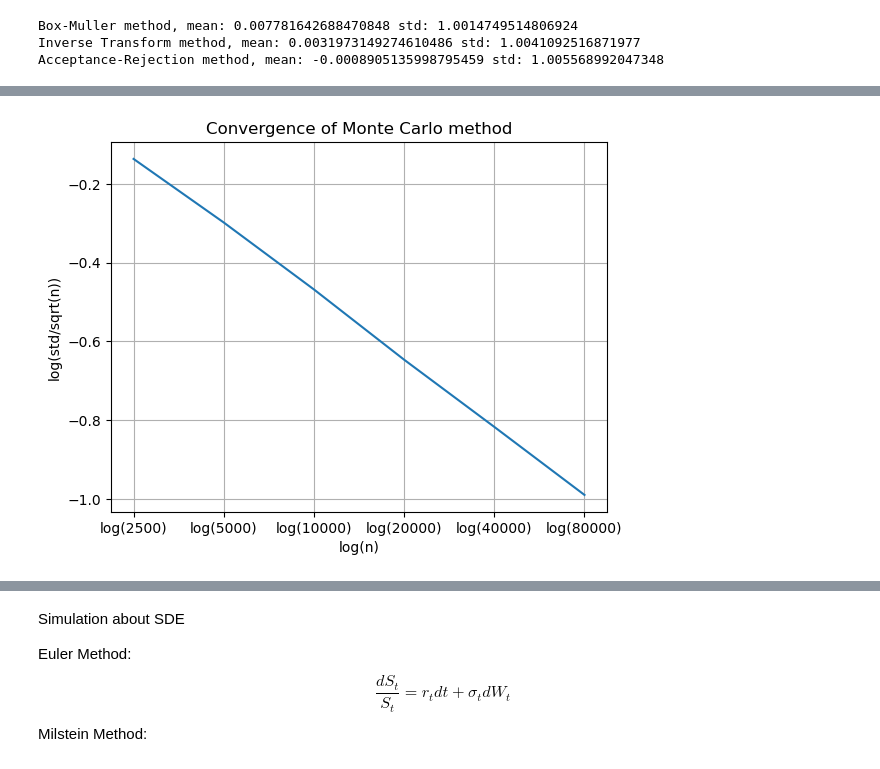
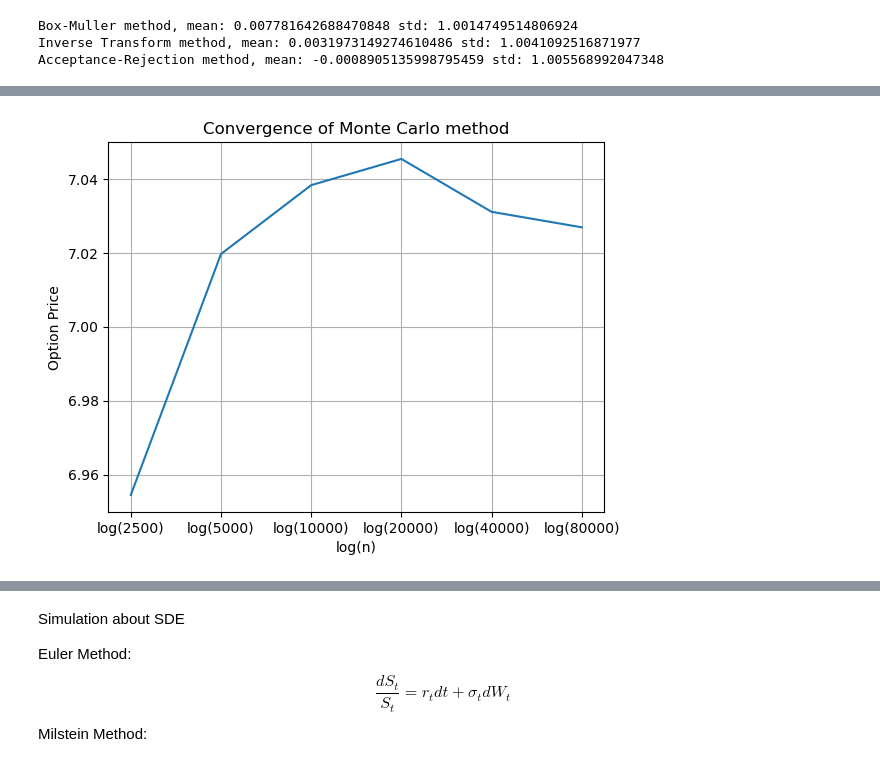
Before and after one commit to TonyWang23/Simulation_Quant_Finance, a Jupyter notebook: simulation_quant_finance.ipynb, the cells around one changed output, grey strips where cells are left out. Cells and saved outputs as stored; diff of their text form; code cells hidden in the pictures.

```diff
--- a/simulation_quant_finance.ipynb
+++ b/simulation_quant_finance.ipynb
@@ -81,10 +82,10 @@ n= 80000 mean: 7.015286536418632 std: 0.02209345328277046
 # %%
 #Plot the estimates of option value against log n and deduce the order of convergence with respect to n
-plt.plot([np.log(n) for n in n_list],[np.log(np.std(H)/np.sqrt(n)**0.5) for H,n in zip(H_list,n_list)])
+plt.plot([np.log(n) for n in n_list],[np.mean(H) for H,n in zip(H_list,n_list)])
 plt.xticks([np.log(n) for n in n_list],[f"log({n})" for n in n_list])
 plt.xlabel("log(n)")
-plt.ylabel("log(std/sqrt(n))")
+plt.ylabel("Option Price")
 plt.title("Convergence of Monte Carlo method")
 plt.grid()
 # %% [output]
-[figure, old version]
+[figure, new version]
```
Also changed, not shown: parts of 6 cells of this notebook, 2 other files.
